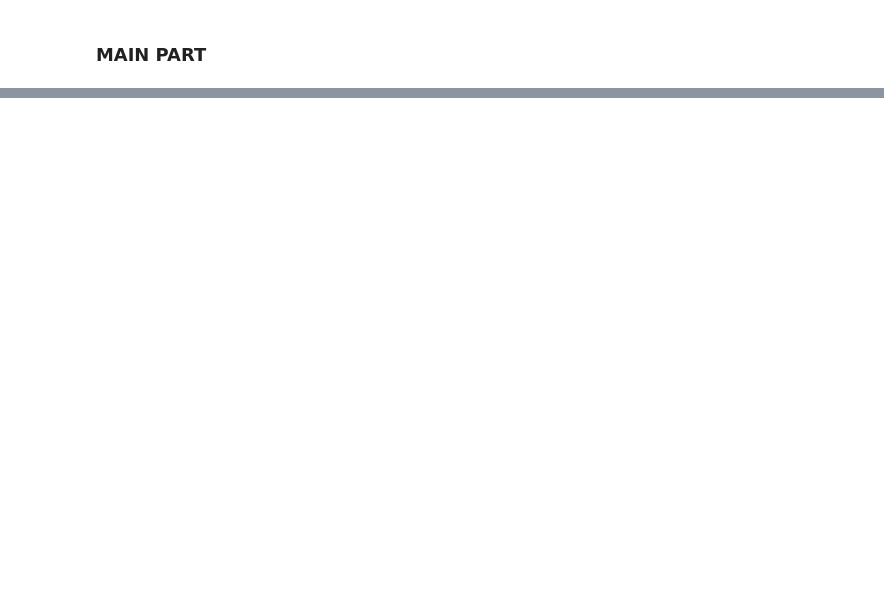
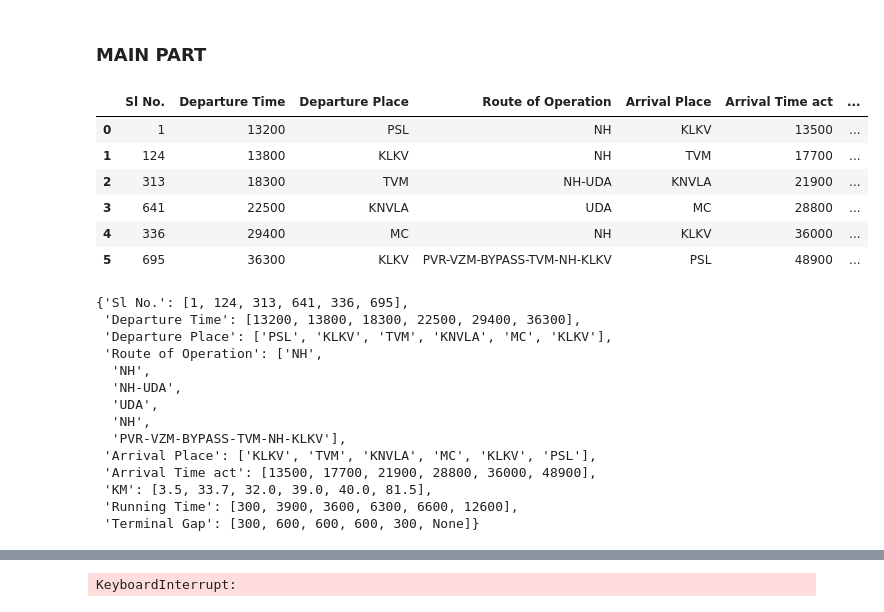
Before and after one commit to vimalbabu2229/natpac, a Jupyter notebook: scheduling.ipynb, the cells around one changed output, grey strips where cells are left out. Saved outputs shown, nothing was run; the diff lists cells and outputs as text; code cells hidden in the pictures; blank space fills up the shorter version.

```diff
--- a/scheduling.ipynb
+++ b/scheduling.ipynb
@@ -69,2 +143,17 @@ def displayTrip(stack):
+# %%
+def removeLegs(trip) -> None:
+    global success
+    for i in range(len(trip)):
+        if trip.iloc[i]['Departure Place'] == START_PLACE:
+            # remove from both df and start_legs
+            df.drop((df[df['Sl No.'] == trip.iloc[i]['Sl No.']]).index, axis= 0, inplace=True)
+            start_legs.drop((start_legs[start_legs['Sl No.'] == trip.iloc[i]['Sl No.']]).index, axis= 0, inplace=True)
+            df.reset_index(drop=True, inplace=True)
+            start_legs.reset_index(drop=True, inplace=True)
+            success += 1
+        else:
+            # remove only from df
+            df.drop((df[df['Sl No.'] == trip.iloc[i]['Sl No.']]).index, axis= 0, inplace=True)
+            df.reset_index(drop=True, inplace=True)
 # %% [markdown]
 ### ALGORITHM
@@ -183,0 +264,39 @@ Steering Duty =  08:20:00
+# %%
+# MAIN
+x = time.time()
+
+if __name__ == "__main__":
+    # generateTrip(start_legs.iloc[0])
+    # generateTrip(start_legs.iloc[1])
+    # generateTrip(start_legs.iloc[2])
+    while(not start_legs.empty):
+        generateTrip(start_legs.iloc[0])
+    print(f"Success legs = {success} ..... Missing {104 - success} routes  ")
+    print(f"NUMBER OF TRIPS = {trips_count}")
+
+y = time.time()
+print(f"Time = {y - x}")
+print(f"Time taken by tempset = {exe_generateTempSet}")
+print(f"Time taken by popTempSet = {exe_popTempSet}")
+# %% [output]
+|  | Sl No. | Departure Time | Departure Place | Route of Operation | Arrival Place | Arrival Time act | ... |
+| 0 | 1 | 13200 | PSL | NH | KLKV | 13500 | ... |
+| 1 | 124 | 13800 | KLKV | NH | TVM | 17700 | ... |
+| 2 | 313 | 18300 | TVM | NH-UDA | KNVLA | 21900 | ... |
+| 3 | 641 | 22500 | KNVLA | UDA | MC | 28800 | ... |
+| 4 | 336 | 29400 | MC | NH | KLKV | 36000 | ... |
+| 5 | 695 | 36300 | KLKV | PVR-VZM-BYPASS-TVM-NH-KLKV | PSL | 48900 | ... |
+{'Sl No.': [1, 124, 313, 641, 336, 695],
+ 'Departure Time': [13200, 13800, 18300, 22500, 29400, 36300],
+ 'Departure Place': ['PSL', 'KLKV', 'TVM', 'KNVLA', 'MC', 'KLKV'],
+ 'Route of Operation': ['NH',
+  'NH',
+  'NH-UDA',
+  'UDA',
+  'NH',
+  'PVR-VZM-BYPASS-TVM-NH-KLKV'],
+ 'Arrival Place': ['KLKV', 'TVM', 'KNVLA', 'MC', 'KLKV', 'PSL'],
+ 'Arrival Time act': [13500, 17700, 21900, 28800, 36000, 48900],
+ 'KM': [3.5, 33.7, 32.0, 39.0, 40.0, 81.5],
+ 'Running Time': [300, 3900, 3600, 6300, 6600, 12600],
+ 'Terminal Gap': [300, 600, 600, 600, 300, None]}
@@ -183,0 +304 @@ Steering Duty =  08:20:00
+KeyboardInterrupt:
```
Also changed, not shown: parts of 14 cells of this notebook, 1 other file.
